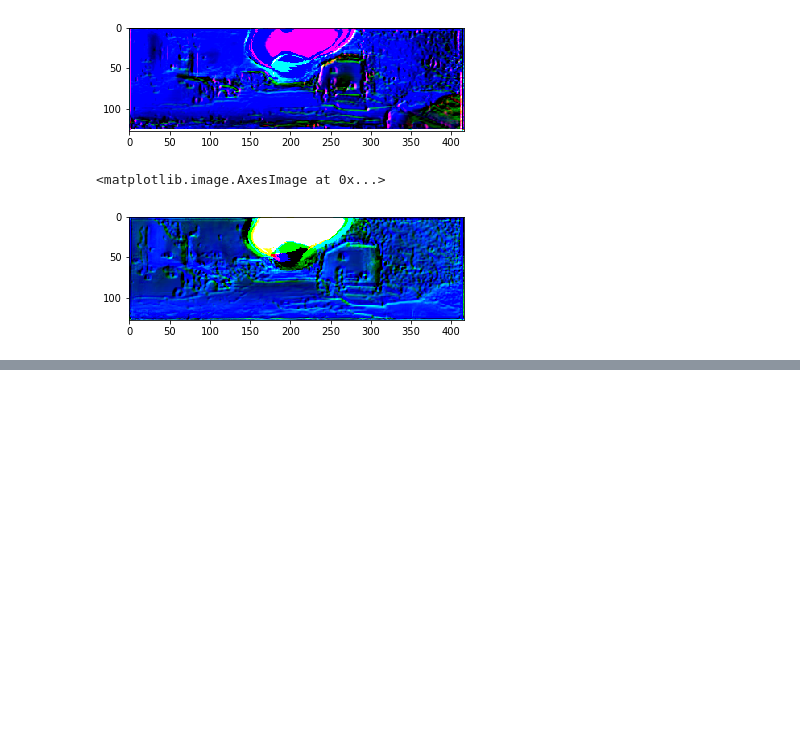
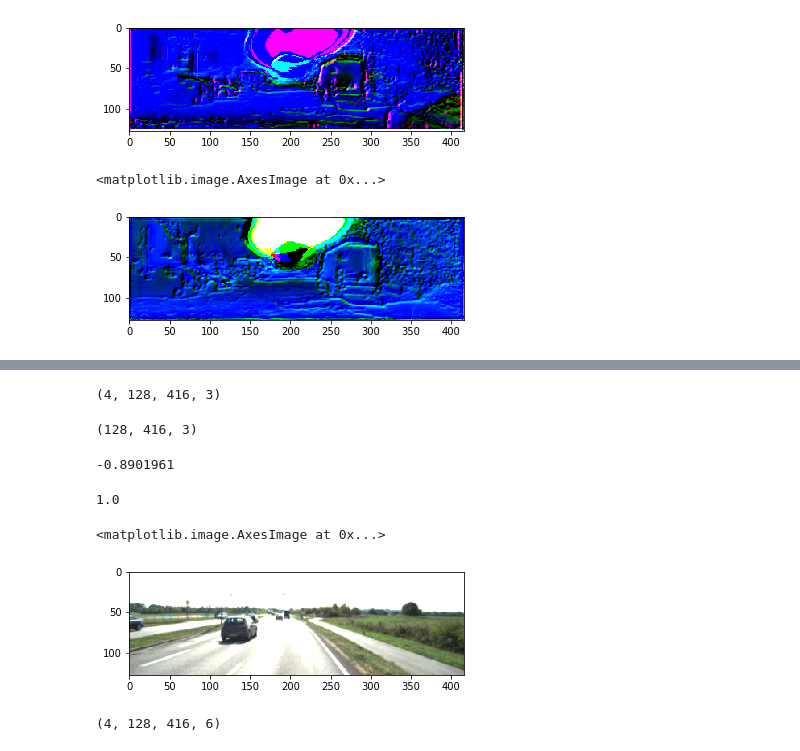
Before and after one commit to qihao-huang/GeoNet, a Jupyter notebook: tools/show_depth_delta.ipynb, the cells around one changed output, grey strips where cells are left out. Saved outputs shown, nothing was run; the diff lists cells and outputs as text; code cells hidden in the pictures; blank space fills up the shorter version.

```diff
--- a/tools/show_depth_delta.ipynb
+++ b/tools/show_depth_delta.ipynb
@@ -328,0 +338,25 @@ plt.imshow(delta_xyz[123][:,:,9:12]*10)
+# %%
+base_path = "/userhome/34/h3567721/projects/Depth/GeoNet-ori/log/first_stage_vis"
+# %%
+tgt_image = np.load(os.path.join(base_path, "tgt_image","1593528372.16.npy"))
+# %%
+tgt_image.shape
+# %% [output]
+(4, 128, 416, 3)
+# %%
+tgt_image[0].shape
+# %% [output]
+(128, 416, 3)
+# %%
+np.min(tgt_image[0])
+# %% [output]
+-0.8901961
+# %%
+np.max(tgt_image[0])
+# %% [output]
+1.0
+# %%
+plt.imshow((tgt_image[0]+1)/2)
+# %% [output]
+<matplotlib.image.AxesImage at 0x...>
+[figure, added]
@@ -328,0 +365,4 @@ plt.imshow(delta_xyz[123][:,:,9:12]*10)
+# %%
+src_image_stack.shape
+# %% [output]
+(4, 128, 416, 6)
```
Also changed, not shown: parts of 47 cells of this notebook, 10 other files.
